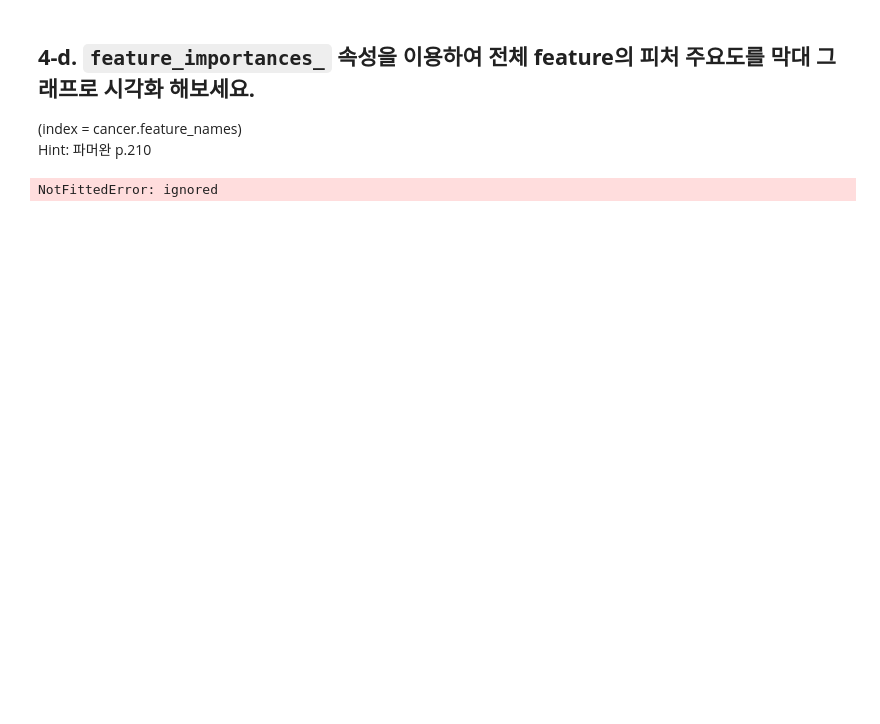
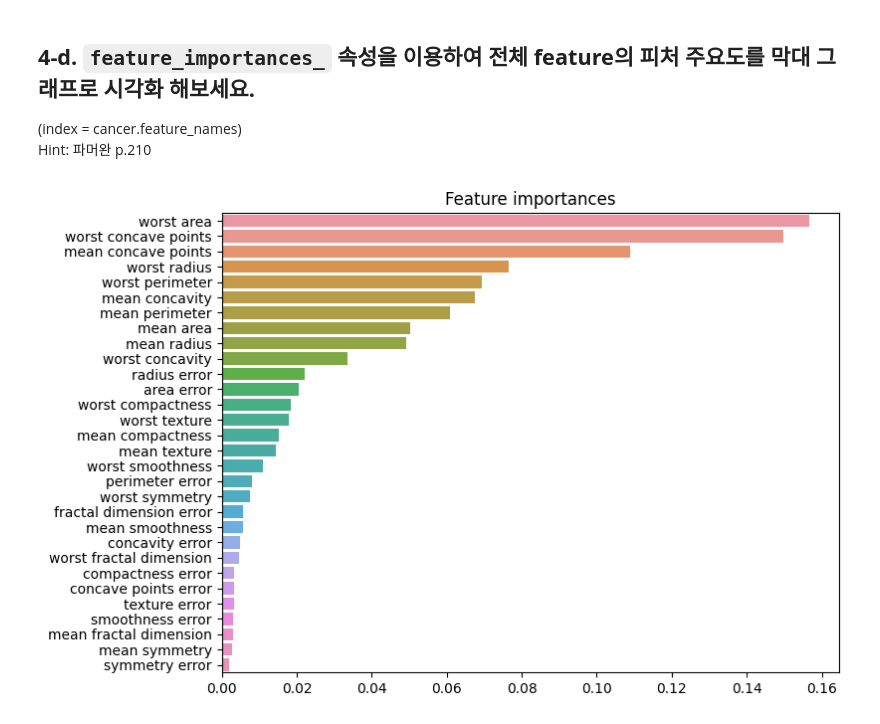
Before and after one commit to Ewha-Euron/5th-Basic-ML, a Jupyter notebook: Week2_복습과제_민소연.ipynb, the cells around one changed output. Cells and saved outputs as stored; diff of their text form; code cells hidden in the pictures; blank space fills up the shorter version.

```diff
--- a/Week2_복습과제_민소연.ipynb
+++ b/Week2_복습과제_민소연.ipynb
@@ -319,8 +324,7 @@ GridSearchCV 최적 하이퍼 파라미터:
 # %% [markdown]
 ## **4-c. 위에서 구한 최적의 하이퍼 파라미터로 다시 RandomForestClassifier를 학습 시킨 뒤에, 예측 정확도를 측정해 보세요.**
 # %%
-rf_clf1 = RandomForestClassifier(grid_cv.best_estimator_)
-rf_clf1.fit(X_train, y_train)
-pred = rf_clf1.predict(X_test)
+best_estimator = grid_cv.best_estimator_
+pred = best_estimator.predict(X_test)
 print('예측 정확도: {0:.4f}'.format(accuracy_score(y_test, pred)))
 # %% [output]
@@ -334,13 +338,13 @@ import matplotlib.pyplot as plt
 import seaborn as sns
 %matplotlib inline
 # %%
-ftr_importances_values = rf_clf1.feature_importances_
+ftr_importances_values = best_estimator.feature_importances_
 ftr_importances = pd.Series(ftr_importances_values, index=cancer.feature_names)
-ftr_top20 = ftr_importances.sort_values(ascending=False)[:20]
+ftr_top = ftr_importances.sort_values(ascending=False)
 
 plt.figure(figsize=(8, 6))
-plt.title('Feature importances Top 20')
-sns.barplot(x=ftr_top20, y=ftr_top20.index)
+plt.title('Feature importances')
+sns.barplot(x=ftr_top, y=ftr_top.index)
 plt.show()
 # %% [output]
-NotFittedError: ignored
+[figure, added]
```
Also changed, not shown: parts of 7 cells of this notebook.
